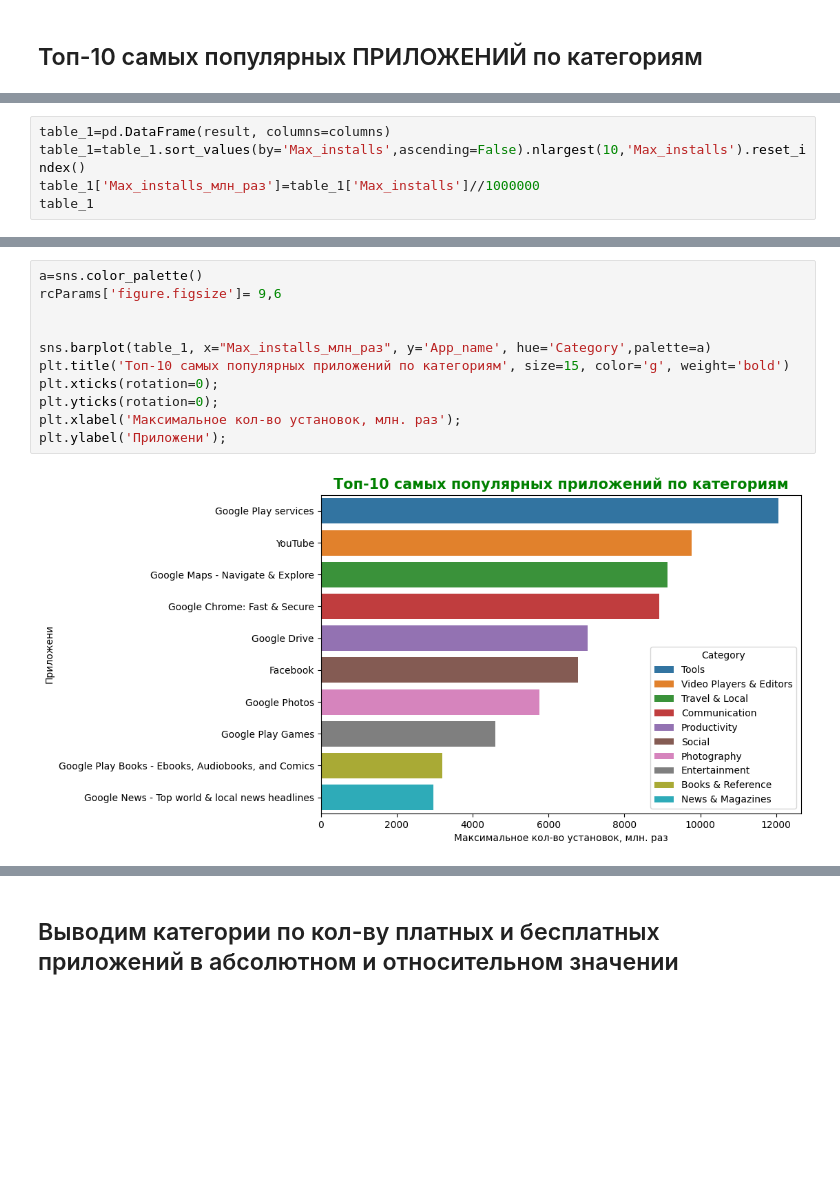
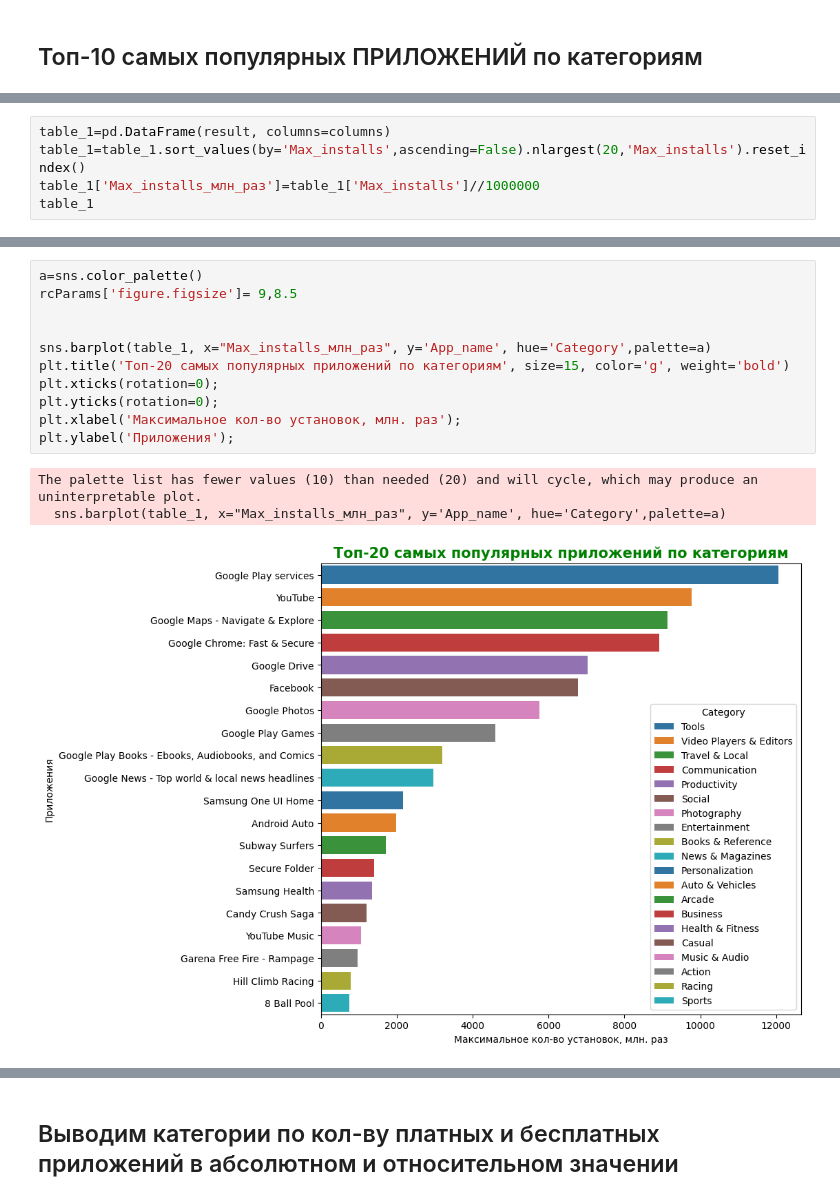
Before and after one commit to Valentin1313/DA_final_project, a Jupyter notebook: Final_Research.ipynb, the cells around one changed output, grey strips where cells are left out. Saved outputs shown, nothing was run; the diff lists cells and outputs as text; blank space fills up the shorter version.

```diff
--- a/Final_Research.ipynb
+++ b/Final_Research.ipynb
@@ -382,6 +426,6 @@ columns
 # %%
 table_1=pd.DataFrame(result, columns=columns)
-table_1=table_1.sort_values(by='Max_installs',ascending=False).nlargest(10,'Max_installs').reset_index()
+table_1=table_1.sort_values(by='Max_installs',ascending=False).nlargest(20,'Max_installs').reset_index()
 table_1['Max_installs_млн_раз']=table_1['Max_installs']//1000000
 table_1
 # %% [output]
@@ -399,13 +449,15 @@ table_1
 # %%
 a=sns.color_palette()
-rcParams['figure.figsize']= 9,6
+rcParams['figure.figsize']= 9,8.5
 
 
 sns.barplot(table_1, x="Max_installs_млн_раз", y='App_name', hue='Category',palette=a)
-plt.title('Топ-10 самых популярных приложений по категориям', size=15, color='g', weight='bold')
+plt.title('Топ-20 самых популярных приложений по категориям', size=15, color='g', weight='bold')
 plt.xticks(rotation=0);
 plt.yticks(rotation=0);
 plt.xlabel('Максимальное кол-во установок, млн. раз');
-plt.ylabel('Приложени');
+plt.ylabel('Приложения');
 # %% [output]
+The palette list has fewer values (10) than needed (20) and will cycle, which may produce an uninterpretable plot.
+  sns.barplot(table_1, x="Max_installs_млн_раз", y='App_name', hue='Category',palette=a)
-[figure, old version]
+[figure, new version]
```
Also changed, not shown: parts of 66 cells of this notebook.
